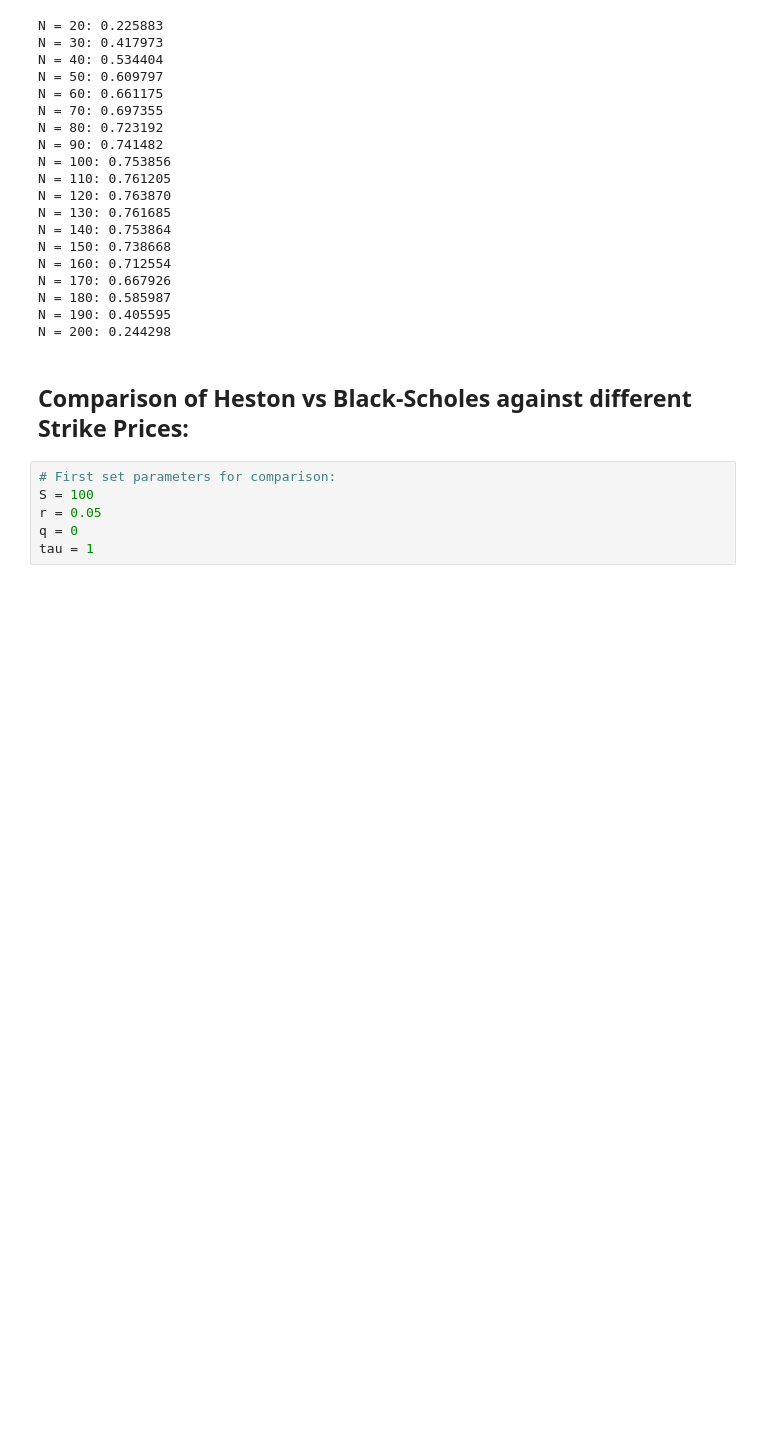
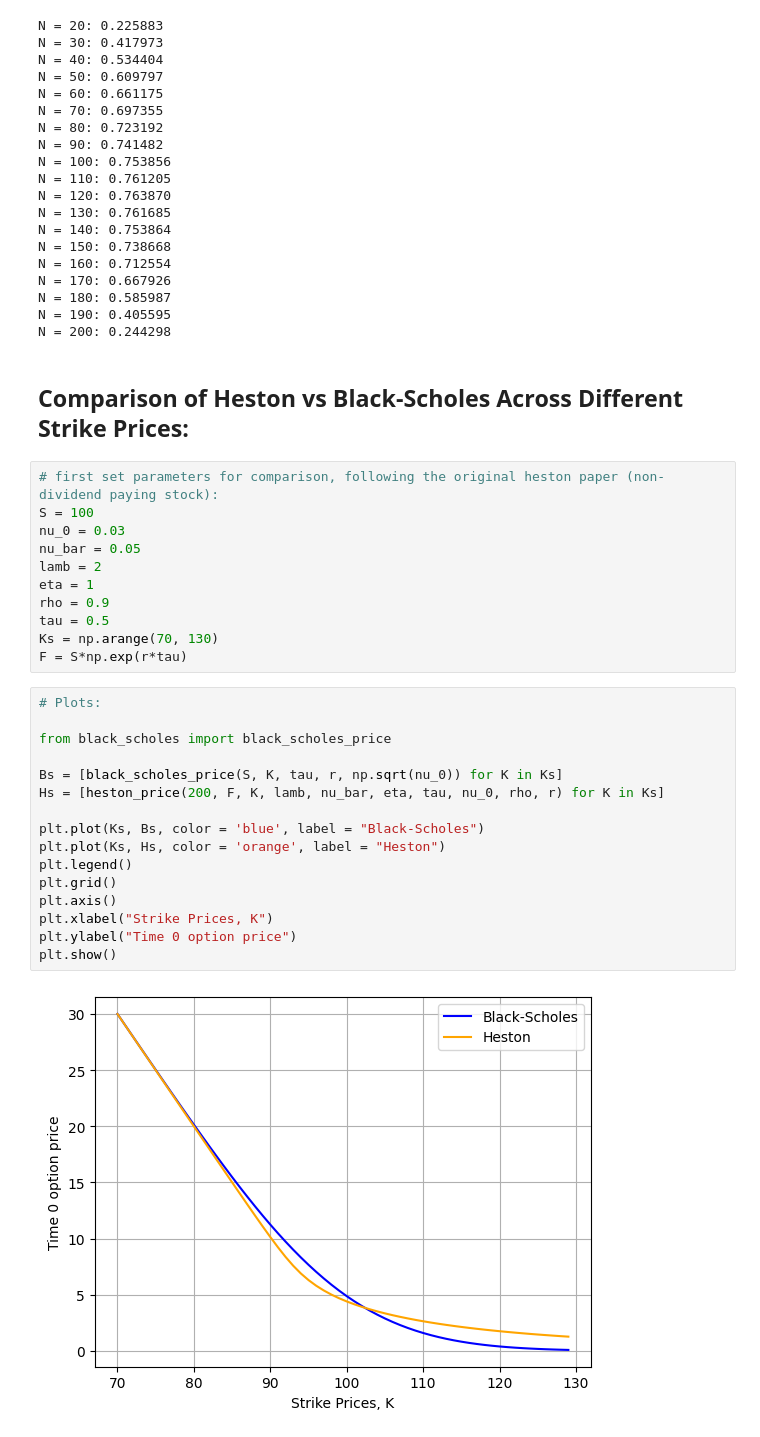
Before and after one commit to Montydawson/Stochastic-Option-Pricing, a Jupyter notebook: analysis.ipynb, the cells around one changed output. Cells and saved outputs as stored; diff of their text form; blank space fills up the shorter version.

Commit message:
plot of heston vs bs across strike rates, minimal changes

```diff
--- a/analysis.ipynb
+++ b/analysis.ipynb
@@ -76,11 +76,34 @@ N = 170: 0.667926
 N = 180: 0.585987
 N = 190: 0.405595
 N = 200: 0.244298
-# %% [markdown]
-## Comparison of Heston vs Black-Scholes against different Strike Prices:
-# %%
-# First set parameters for comparison:
-S = 100
-r = 0.05
-q = 0
-tau = 1
+# %% [markdown]
+## Comparison of Heston vs Black-Scholes Across Different Strike Prices:
+# %%
+# first set parameters for comparison, following the original heston paper (non-dividend paying stock):
+S = 100
+nu_0 = 0.03
+nu_bar = 0.05
+lamb = 2
+eta = 1
+rho = 0.9
+tau = 0.5
+Ks = np.arange(70, 130)
+F = S*np.exp(r*tau)
+# %%
+# Plots:
+
+from black_scholes import black_scholes_price
+
+Bs = [black_scholes_price(S, K, tau, r, np.sqrt(nu_0)) for K in Ks]
+Hs = [heston_price(200, F, K, lamb, nu_bar, eta, tau, nu_0, rho, r) for K in Ks]
+
+plt.plot(Ks, Bs, color = 'blue', label = "Black-Scholes")
+plt.plot(Ks, Hs, color = 'orange', label = "Heston")
+plt.legend()
+plt.grid()
+plt.axis()
+plt.xlabel("Strike Prices, K")
+plt.ylabel("Time 0 option price")
+plt.show()
+# %% [output]
+[figure, added]
```
Also changed, not shown: 2 other files.
